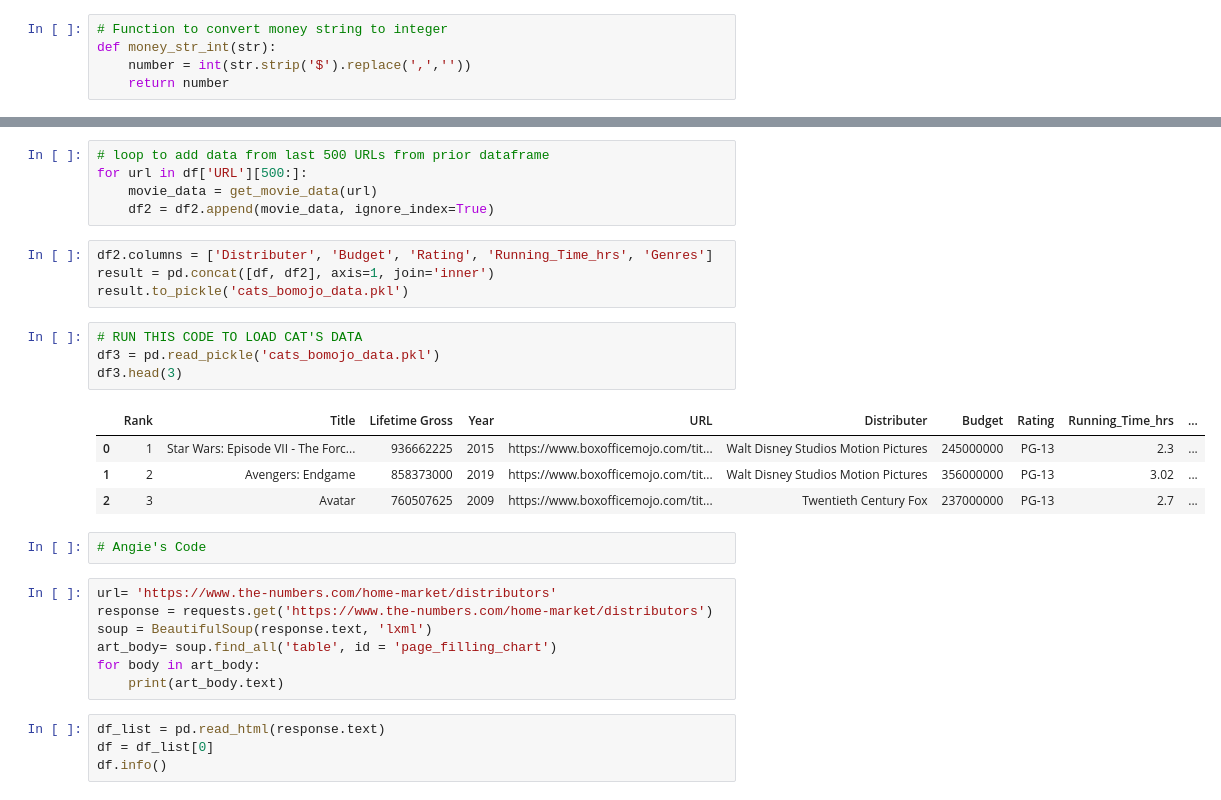
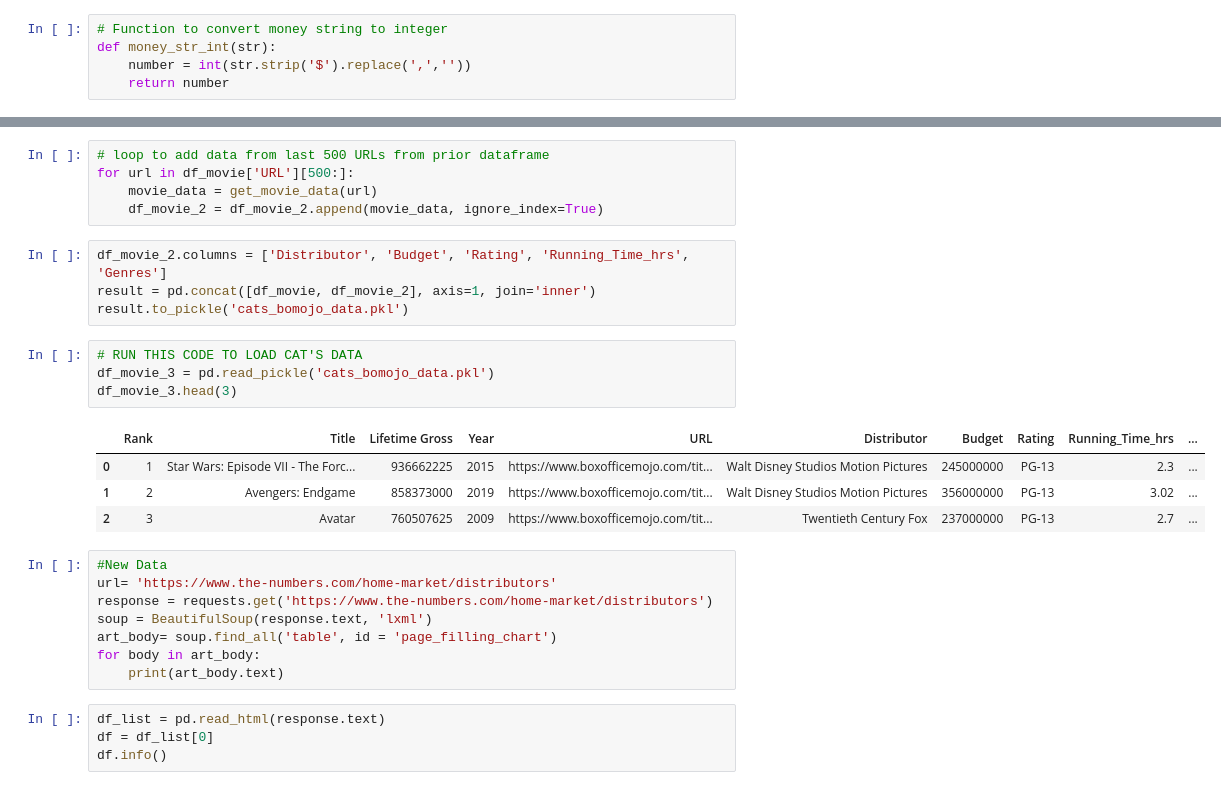
Before and after one commit to davebrown271/Microsoft-Movie-Analysis, a Jupyter notebook: movie_data.ipynb, the cells around one changed output, grey strips where cells are left out. Drawn from its saved outputs; the diff is of its cells as text.

```diff
--- a/movie_data.ipynb
+++ b/movie_data.ipynb
@@ -192,24 +295,23 @@ df2
 # %%
 # loop to add data from last 500 URLs from prior dataframe
-for url in df['URL'][500:]:
+for url in df_movie['URL'][500:]:
     movie_data = get_movie_data(url)
-    df2 = df2.append(movie_data, ignore_index=True)
+    df_movie_2 = df_movie_2.append(movie_data, ignore_index=True)
 # %%
-df2.columns = ['Distributer', 'Budget', 'Rating', 'Running_Time_hrs', 'Genres']
-result = pd.concat([df, df2], axis=1, join='inner')
+df_movie_2.columns = ['Distributor', 'Budget', 'Rating', 'Running_Time_hrs', 'Genres']
+result = pd.concat([df_movie, df_movie_2], axis=1, join='inner')
 result.to_pickle('cats_bomojo_data.pkl')
 # %%
 # RUN THIS CODE TO LOAD CAT'S DATA
-df3 = pd.read_pickle('cats_bomojo_data.pkl')
-df3.head(3)
+df_movie_3 = pd.read_pickle('cats_bomojo_data.pkl')
+df_movie_3.head(3)
 # %% [output]
-|  | Rank | Title | Lifetime Gross | Year | URL | Distributer | Budget | Rating | Running_Time_hrs | ... |
+|  | Rank | Title | Lifetime Gross | Year | URL | Distributor | Budget | Rating | Running_Time_hrs | ... |
 | 0 | 1 | Star Wars: Episode VII - The Forc... | 936662225 | 2015 | https://www.boxofficemojo.com/tit... | Walt Disney Studios Motion Pictures | 245000000 | PG-13 | 2.3 | ... |
 | 1 | 2 | Avengers: Endgame | 858373000 | 2019 | https://www.boxofficemojo.com/tit... | Walt Disney Studios Motion Pictures | 356000000 | PG-13 | 3.02 | ... |
 | 2 | 3 | Avatar | 760507625 | 2009 | https://www.boxofficemojo.com/tit... | Twentieth Century Fox | 237000000 | PG-13 | 2.7 | ... |
-# %%
-# Angie's Code
 # %%
+#New Data
 url= 'https://www.the-numbers.com/home-market/distributors'
 response = requests.get('https://www.the-numbers.com/home-market/distributors')
 soup = BeautifulSoup(response.text, 'lxml')
```
Also changed, not shown: parts of 15 cells of this notebook, 5 other files.
